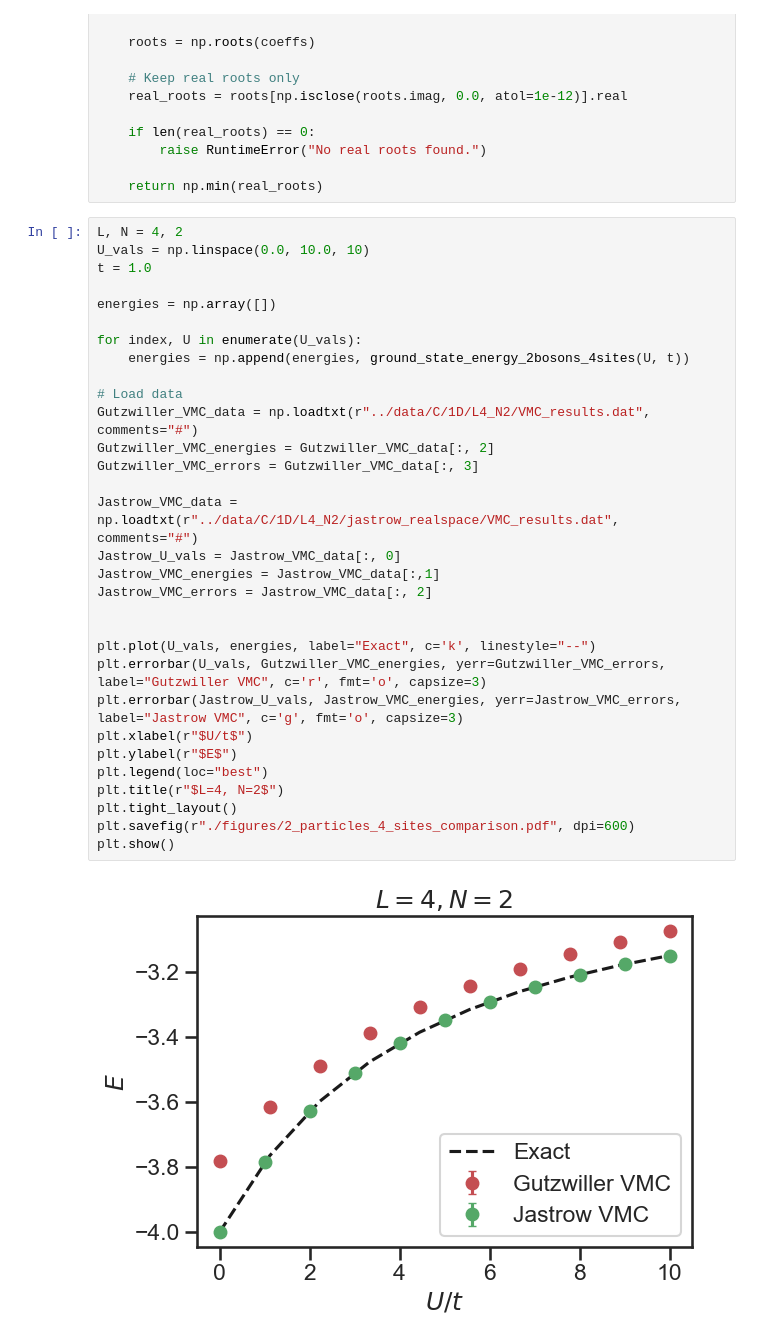
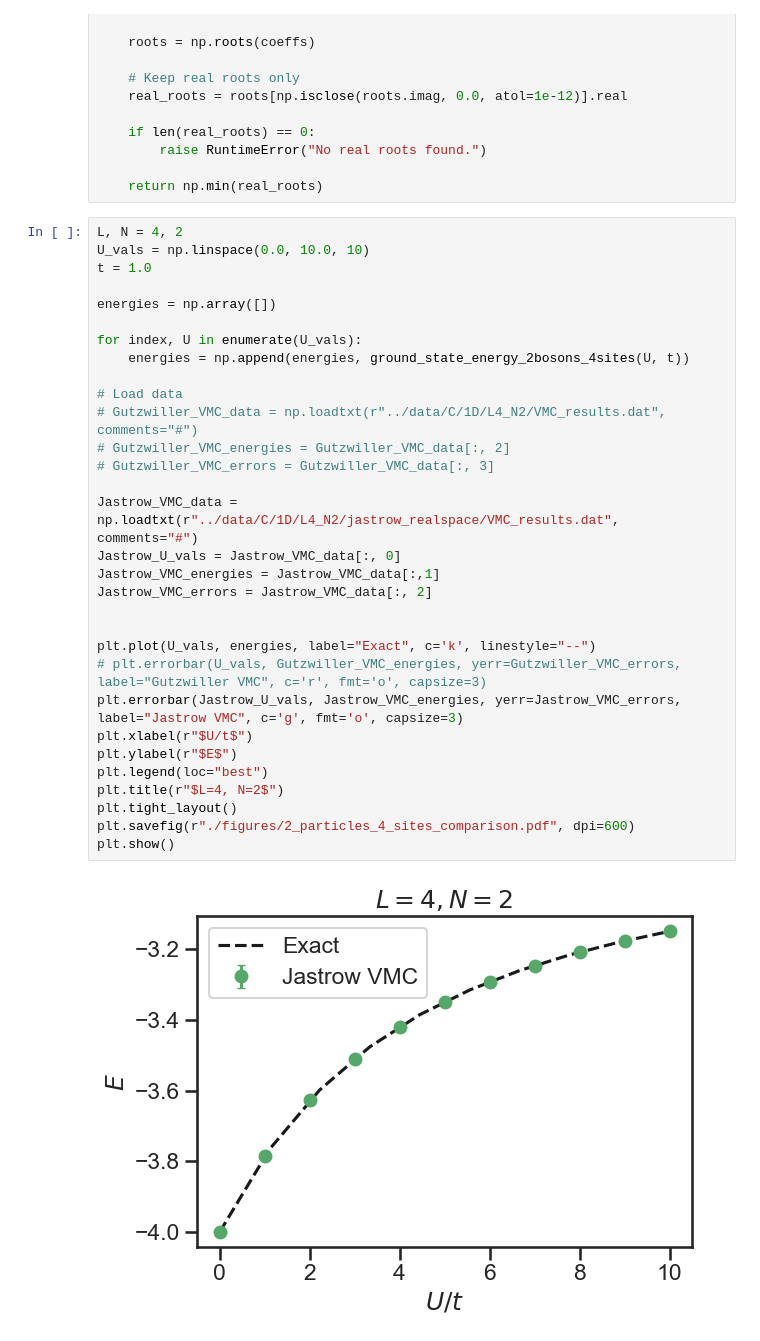
Before and after one commit to wmallah/Bose_Hubbard_VMC, a Jupyter notebook: VMCBoseHubbard/analysis_scripts/energy_comparison.ipynb, the cells around one changed output. Cells and saved outputs as stored; diff of their text form.

```diff
--- a/VMCBoseHubbard/analysis_scripts/energy_comparison.ipynb
+++ b/VMCBoseHubbard/analysis_scripts/energy_comparison.ipynb
@@ -523,33 +554,33 @@ def ground_state_energy_2bosons_4sites(U, t):
 # %%
 L, N = 4, 2
 U_vals = np.linspace(0.0, 10.0, 10)
 t = 1.0
 
 energies = np.array([])
 
 for index, U in enumerate(U_vals):
     energies = np.append(energies, ground_state_energy_2bosons_4sites(U, t))
 
 # Load data
-Gutzwiller_VMC_data = np.loadtxt(r"../data/C/1D/L4_N2/VMC_results.dat", comments="#")
-Gutzwiller_VMC_energies = Gutzwiller_VMC_data[:, 2]
-Gutzwiller_VMC_errors = Gutzwiller_VMC_data[:, 3]
+# Gutzwiller_VMC_data = np.loadtxt(r"../data/C/1D/L4_N2/VMC_results.dat", comments="#")
+# Gutzwiller_VMC_energies = Gutzwiller_VMC_data[:, 2]
+# Gutzwiller_VMC_errors = Gutzwiller_VMC_data[:, 3]
 
 Jastrow_VMC_data = np.loadtxt(r"../data/C/1D/L4_N2/jastrow_realspace/VMC_results.dat", comments="#")
 Jastrow_U_vals = Jastrow_VMC_data[:, 0]
 Jastrow_VMC_energies = Jastrow_VMC_data[:,1]
 Jastrow_VMC_errors = Jastrow_VMC_data[:, 2]
 
 
 plt.plot(U_vals, energies, label="Exact", c='k', linestyle="--")
-plt.errorbar(U_vals, Gutzwiller_VMC_energies, yerr=Gutzwiller_VMC_errors, label="Gutzwiller VMC", c='r', fmt='o', capsize=3)
+# plt.errorbar(U_vals, Gutzwiller_VMC_energies, yerr=Gutzwiller_VMC_errors, label="Gutzwiller VMC", c='r', fmt='o', capsize=3)
 plt.errorbar(Jastrow_U_vals, Jastrow_VMC_energies, yerr=Jastrow_VMC_errors, label="Jastrow VMC", c='g', fmt='o', capsize=3)
 plt.xlabel(r"$U/t$")
 plt.ylabel(r"$E$")
 plt.legend(loc="best")
 plt.title(r"$L=4, N=2$")
 plt.tight_layout()
 plt.savefig(r"./figures/2_particles_4_sites_comparison.pdf", dpi=600)
 plt.show()
 # %% [output]
-[figure, old version]
+[figure, new version]
```
Also changed, not shown: parts of 6 cells of this notebook, 38 other files.
